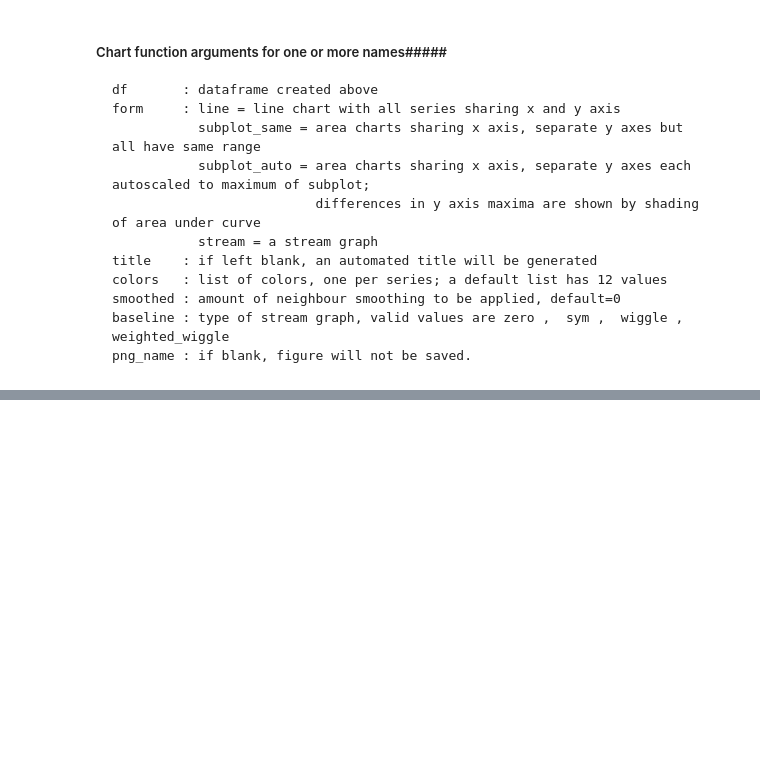
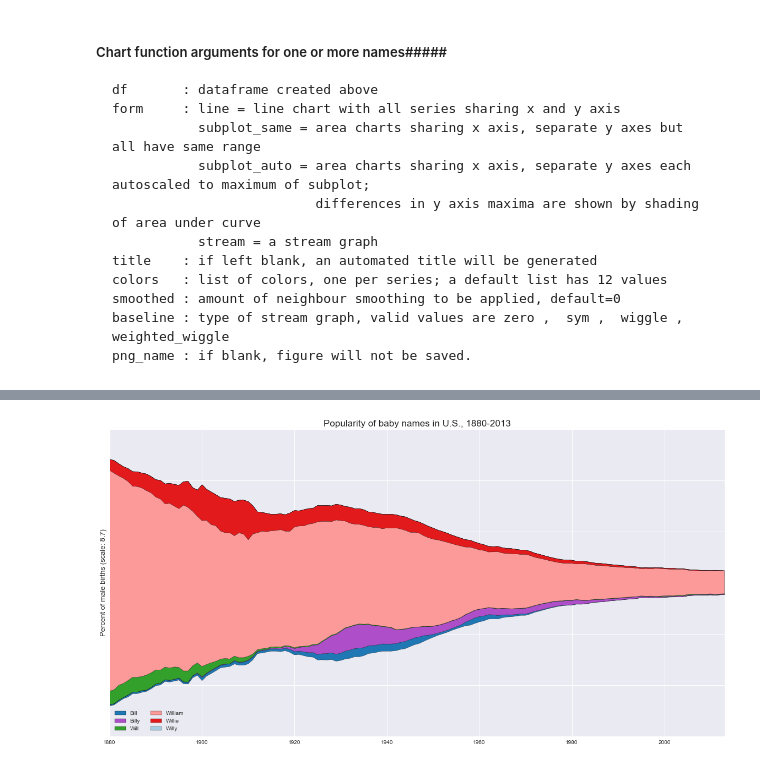
Before and after one commit to Prooffreader/Baby_names_US_IPython, a Jupyter notebook: charting.ipynb, the cells around one changed output, grey strips where cells are left out. Saved outputs shown, nothing was run; the diff lists cells and outputs as text; code cells hidden in the pictures; blank space fills up the shorter version.

```diff
--- a/charting.ipynb
+++ b/charting.ipynb
@@ -332,0 +302,13 @@ plt.close()
+# %%
+#stream graph 'sym'
+
+make_chart(df=chart_1,
+           form='stream', # line , subplots_auto , subplots_same , stream
+           title='',
+           colors= [],
+           smoothing=0,
+           baseline='sym',  # zero ,  sym ,  wiggle ,  weighted_wiggle
+           png_name = ''  # if '', will not be saved
+           )
+# %% [output]
+[figure, added]
```
Also changed, not shown: parts of 21 cells of this notebook, 1 other file.
